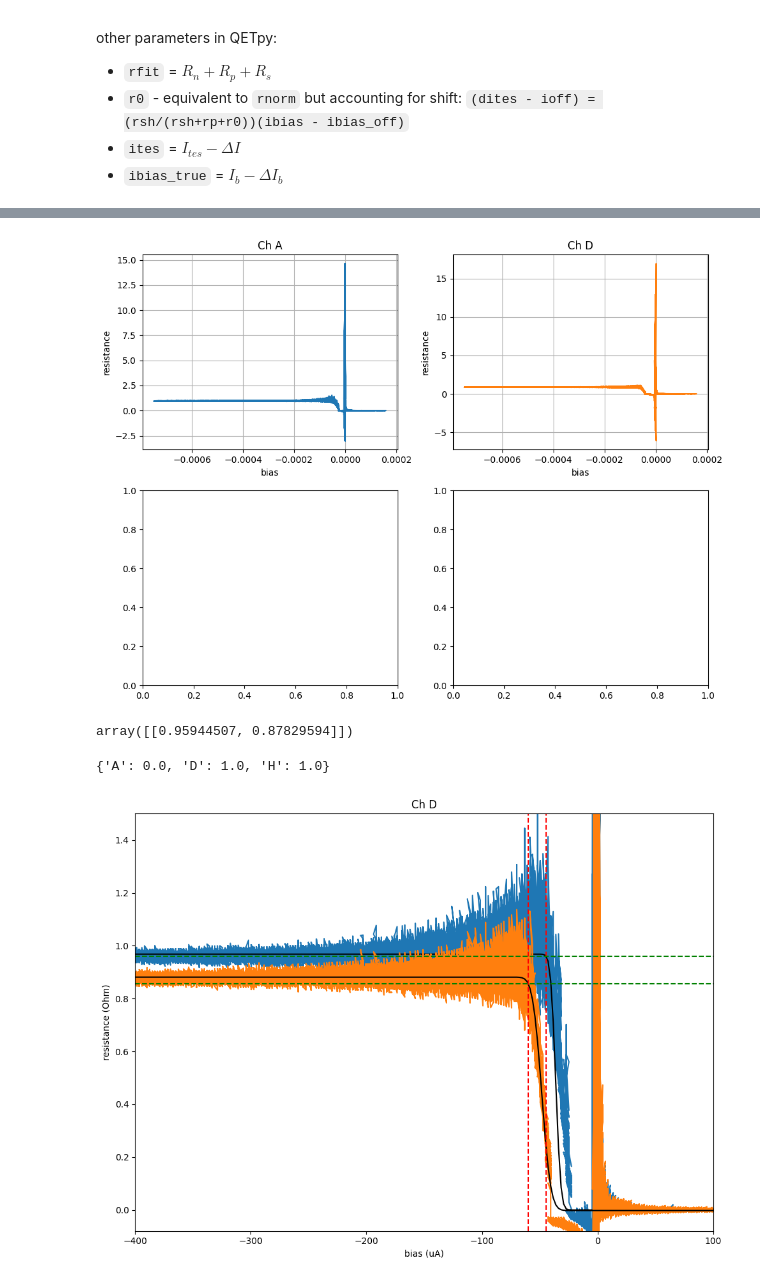
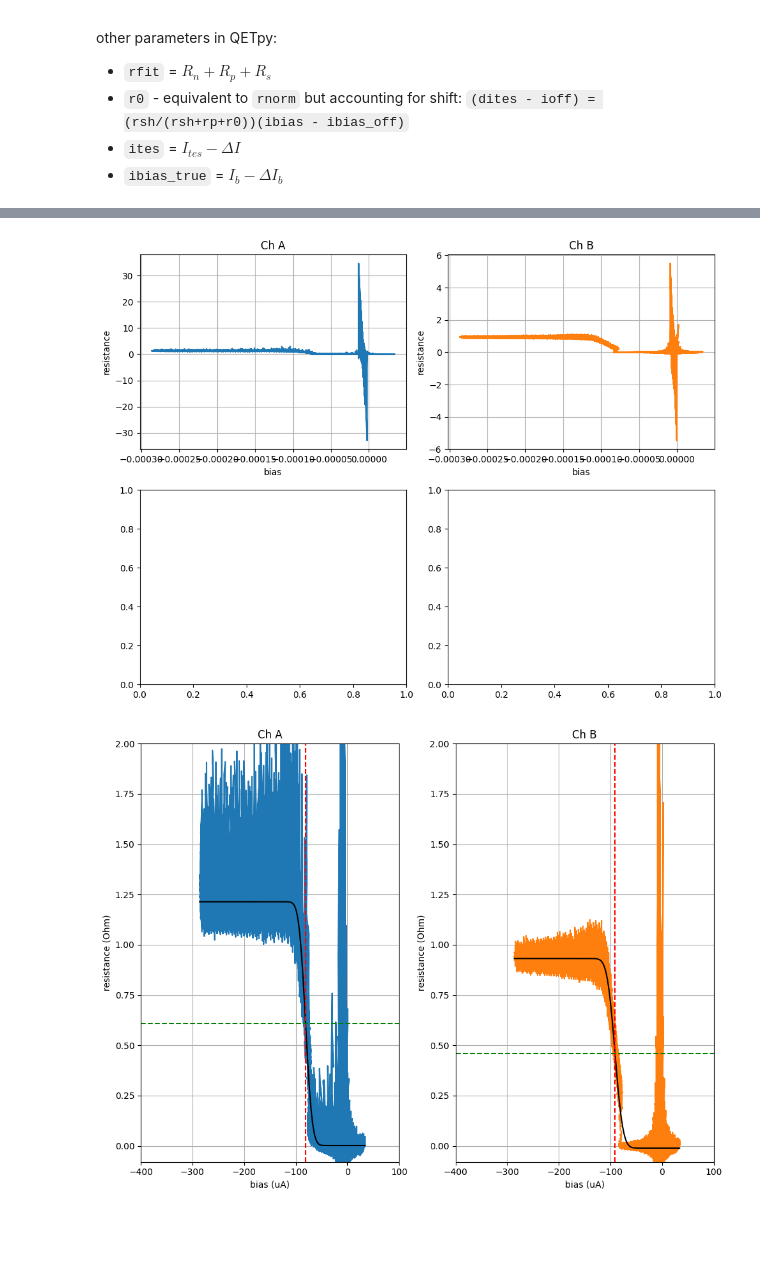
Before and after one commit to tamu-edu/tes_noise, a Jupyter notebook: IbIs.ipynb, the cells around one changed output, grey strips where cells are left out. Saved outputs shown, nothing was run; the diff lists cells and outputs as text; code cells hidden in the pictures; blank space fills up the shorter version.

```diff
--- a/IbIs.ipynb
+++ b/IbIs.ipynb
@@ -41,11 +41,12 @@ warnings.filterwarnings('ignore')
 warnings.simplefilter('ignore')
 # %%
 folder_base = "D:"
-runnum = 10
-data_dir = folder_base + '/B01_Runs' + f'/Run{runnum}/IbIs'
-runname = '20251030-0002'
+lab = "B13"
+runnum = 113
+data_dir = folder_base + f'/{lab}_Runs' + f'/Run{runnum}/IbIs'
+runname = '20260323-0002'
 glob_pattern = data_dir + '/*.csv'
-channels = 'AD'
+channels = 'AB'
 # %%
 # read ibis data into PicoscopeData object
 import picoscopedata
@@ -93,6 +95,8 @@ for i, (c, ax) in enumerate(zip(channels, axs.flatten())):
     ax.plot(ibis.ts, ibis('H')/10, alpha = 0.1)
     ax.set_title(f'Ch {c}')
 
+    ax.set_ylim(0.00015, 0.00035)
+
     if numrows == 1:
         ax.set_xlabel('sec')
 
@@ -148,7 +152,7 @@ if use_widge:
     widge = ipywidgets.interactive(plot_withlims, n1 = (imin,ibis.N-1), n2 = (imin,ibis.N-1), sc1 = (imin,ibis.N-1), sc2 = (imin,ibis.N-1))
     display(widge)
 else:
-    result = 150_000, 300_000, 380_000, 420_000
+    result = 250_000, 750_000, 1_250_000, 1_500_000
     plot_withlims(*result)
 # %% [output]
 <Figure size 640x480 with 0 Axes>
@@ -345,8 +354,4 @@ for i, (c,ax) in enumerate(zip(channels, axs.flatten())):
 #plt.legend(loc = 'best')
 fig.tight_layout()
 # %% [output]
-[figure, old version]
+[figure, new version]
-# %%
-ivfits.rnorm
-# %% [output]
-array([[0.95944507, 0.87829594]])
@@ -355,7 +358,3 @@ ivfits.rp # parasitic resistances (Ohms)
-# %%
-ibis.conv
-# %% [output]
-{'A': 0.0, 'D': 1.0, 'H': 1.0}
 # %%
 noise_windows = { # uA
     'A': (-40, 40),
@@ -376,16 +375,16 @@ def inv_transition_curve(y, Rn, Rsc, loc, scale):
 
     return scale*ss.erfcinv(2*(y - Rsc)/(Rn-Rsc)) + loc
 
-fig, axs = plt.subplots(nrows = numrows, ncols = 1, figsize = (10,7.5))
+fig, axs = plt.subplots(nrows = numrows, ncols = 2, figsize = (10,7.5))
 
 popt = {}
 pcov = {}
 
 maxy = {'A': 15, 'B': 5, 'C': 1.7, 'D': 1.5}
 
-# for i, (c,ax) in enumerate(zip(channels, axs.flatten())):
-for i, c in enumerate(channels):
-    ax = axs
+for i, (c, ax) in enumerate(zip(channels, axs.flatten())):
+# for i, c in enumerate(channels):
+#     ax = axs
     ax.grid()
     ax.set_title(f'Ch {c}')
 
@@ -406,40 +405,41 @@ for i, c in enumerate(channels):
     ax.plot(x, y, label = c, color = f'C{i}')
     #ax.plot(xfit, yfit, color = 'grey')
     ax.plot(sorted(x), y_opt, color = 'k')
-    ax.set_ylim((-2 if c == 'B' else -0.08), maxy[c])
-    ax.set_xlim((-1500 if c == 'B' else -900), 100)
+    # ax.set_ylim((-2 if c == 'B' else -0.08), maxy[c])
+    ax.set_ylim(-0.08, 2)
+    ax.set_xlim(-400, 100)
     ax.set_xlabel('bias (uA)')
     ax.set_ylabel('resistance (Ohm)')
 
 transition_fits = pd.DataFrame.from_dict(popt)
 transition_fits.index = ('Rn', 'Rsc', 'loc', 'scale')
 
 # manual ibias
-manual_ibias = True
-op_pts = np.array([-44.4, -60.1]) # uA
+manual_ibias = False
+op_pts = np.array([-99.15, -124.5, -87.42]) # uA
 if manual_ibias:
     R_ops = np.array([transition_curve(op_pts[i], *popt[c]) for i, c in enumerate(channels)])
 else:
     op_pt = 0.5 # operation at 50% of normal resistance
 
     R_ops = op_pt*(transition_fits.loc['Rn'] - transition_fits.loc['Rsc']) + transition_fits.loc['Rsc']
     R_ops.name = 'R_op'
 
     op_pts = np.array([inv_transition_curve(R_ops[i], *popt[c]) for i, c in enumerate(channels)])
 
-# for i, (c,ax) in enumerate(zip(channels, axs.flatten())):
-for i, c in enumerate(channels):
+for i, (c, ax) in enumerate(zip(channels, axs.flatten())):
+# for i, c in enumerate(channels):
     ax.axvline(op_pts[i], color = 'r', linestyle = 'dashed')
     ax.axhline(R_ops[i], color = 'g', linestyle = 'dashed')
 
     ax.set_xlim(-400, ax.axis()[1])
 
 # add data to transition_fits
 transition_fits.loc['R_op'] = R_ops # Ohm
 transition_fits.loc['I0'] = op_pts # uA
 transition_fits.loc['P0'] = R_ops*((op_pts * 10**-6)**2) # W
 
 #plt.legend(loc = 'best')
 fig.tight_layout()
 # %% [output]
-[figure, old version]
+[figure, new version]
```
Also changed, not shown: parts of 16 cells of this notebook, 4 other files.
